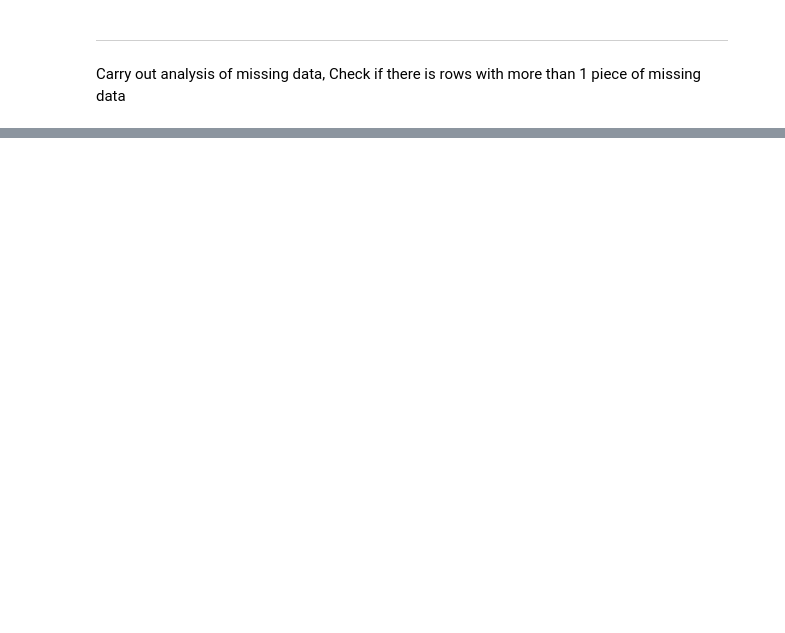
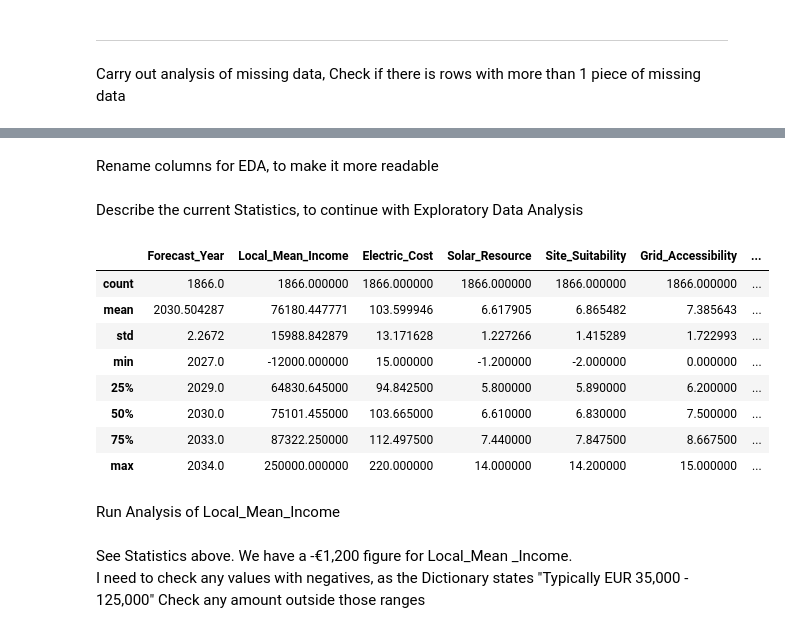
Before and after one commit to sba26096-CiaranLynch/IntegratedCA2, a Jupyter notebook: Integrated_CA_2.ipynb, the cells around one changed output, grey strips where cells are left out. Saved outputs shown, nothing was run; the diff lists cells and outputs as text; code cells hidden in the pictures; blank space fills up the shorter version.

```diff
--- a/Integrated_CA_2.ipynb
+++ b/Integrated_CA_2.ipynb
@@ -1320,7 +710,0 @@ Name: Installation_Cost_Index, dtype: float64
-# %%
-# Fill the missing records with the median Installation_Cost_Index, based on Forecast_year & Customer_Segment
-df["Installation_Cost_Index"] = (
-    df["Installation_Cost_Index"].fillna(
-        df.groupby( ["Forecast_Year", "Customer_Segment"])
-        ["Installation_Cost_Index"].transform("median"))
-)
@@ -1412,6 +710,0 @@ Name: Planning_and_Site_Constraint_Index, Length: 588, dtype: float64
-# %%
-df["Planning_and_Site_Constraint_Index"] = (
-    df["Planning_and_Site_Constraint_Index"].fillna(
-        df.groupby( ["Forecast_Year", "Customer_Segment", "County"])
-        ["Planning_and_Site_Constraint_Index"].transform("median"))
-)
@@ -1461,6 +710,0 @@ Update by Customer_Segment & County only
-# %%
-df["Planning_and_Site_Constraint_Index"] = (
-    df["Planning_and_Site_Constraint_Index"].fillna(
-        df.groupby( ["Customer_Segment", "County"])
-        ["Planning_and_Site_Constraint_Index"].transform("median"))
-)
@@ -1554,8 +710,0 @@ Name: Projected_Solar_PV_Installation_Capacity_kWp, dtype: float64
-# %%
-# Fill missing values based on the information of Projected_Solar_medians
-df["Projected_Solar_PV_Installation_Capacity_kWp"] = (
-    df["Projected_Solar_PV_Installation_Capacity_kWp"].fillna(
-        df.groupby(["Forecast_Year",
-                    "Customer_Segment"]
-        )["Projected_Solar_PV_Installation_Capacity_kWp"].transform("median").round(2))
-)
@@ -1605,0 +745,2 @@ df.to_csv("CA2_Dataset_updated.csv", index=False)
+# %% [markdown]
+Rename columns for EDA, to make it more readable
@@ -1605,0 +764,20 @@ df.to_csv("CA2_Dataset_updated.csv", index=False)
+# %% [markdown]
+Describe the current Statistics, to continue with Exploratory Data Analysis
+# %%
+df.describe()
+# %% [output]
+|  | Forecast_Year | Local_Mean_Income | Electric_Cost | Solar_Resource | Site_Suitability | Grid_Accessibility | ... |
+| count | 1866.0 | 1866.000000 | 1866.000000 | 1866.000000 | 1866.000000 | 1866.000000 | ... |
+| mean | 2030.504287 | 76180.447771 | 103.599946 | 6.617905 | 6.865482 | 7.385643 | ... |
+| std | 2.2672 | 15988.842879 | 13.171628 | 1.227266 | 1.415289 | 1.722993 | ... |
+| min | 2027.0 | -12000.000000 | 15.000000 | -1.200000 | -2.000000 | 0.000000 | ... |
+| 25% | 2029.0 | 64830.645000 | 94.842500 | 5.800000 | 5.890000 | 6.200000 | ... |
+| 50% | 2030.0 | 75101.455000 | 103.665000 | 6.610000 | 6.830000 | 7.500000 | ... |
+| 75% | 2033.0 | 87322.250000 | 112.497500 | 7.440000 | 7.847500 | 8.667500 | ... |
+| max | 2034.0 | 250000.000000 | 220.000000 | 14.000000 | 14.200000 | 15.000000 | ... |
+# %% [markdown]
+Run Analysis of Local_Mean_Income
+# %% [markdown]
+See Statistics above.  We have a -€1,200 figure for Local_Mean _Income.
+I need to check any values with negatives, as the Dictionary states "Typically EUR 35,000 - 125,000"
+Check any amount outside those ranges
```
Also changed, not shown: parts of 193 cells of this notebook.
